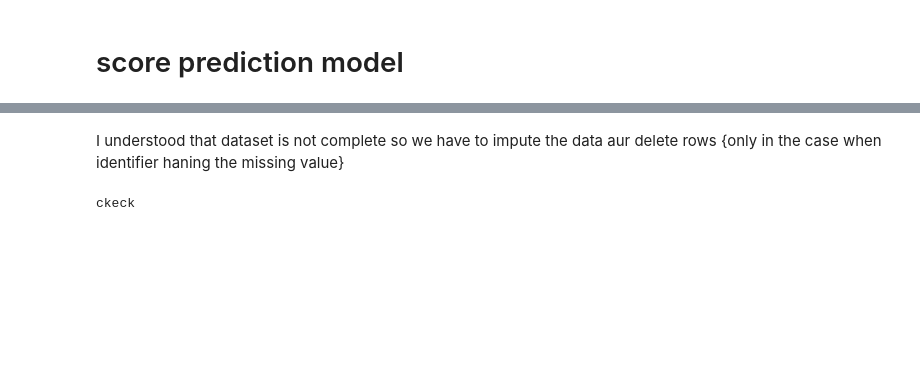
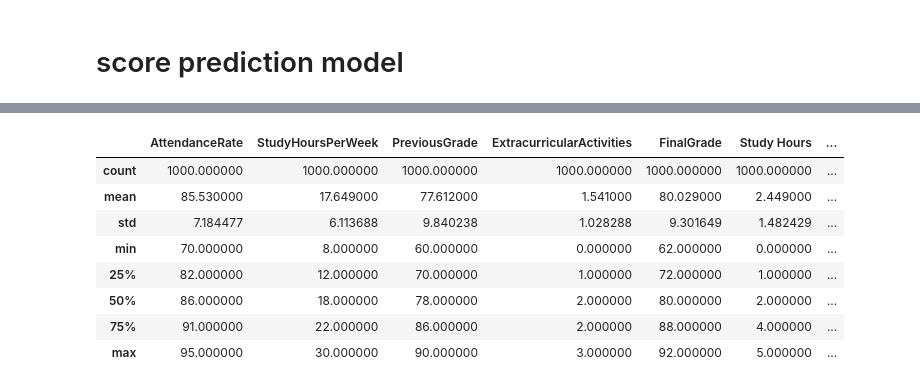
Before and after one commit to kaifAshraf-202/Score-Prediction-ML-Model, a Jupyter notebook: score prediction model.ipynb, the cells around one changed output, grey strips where cells are left out. Saved outputs shown, nothing was run; the diff lists cells and outputs as text; code cells hidden in the pictures; blank space fills up the shorter version.

```diff
--- a/score prediction model.ipynb
+++ b/score prediction model.ipynb
@@ -14,0 +102,6 @@ data.isnull().sum()
+# %%
+# We have to impute the data
+data.fillna(data.mean(numeric_only = True),inplace=True)
+#  categorical dat parental support
+data[['ParentalSupport','Gender','Online Classes Taken']] = data[['ParentalSupport','Gender','Online Classes Taken']].fillna('Unknown')
+data.head()
@@ -14,0 +129,5 @@ data.isnull().sum()
+# %%
+# still having in gender and ParentalSupport,Online Classes Taken as they are not integer
+# convert boolean onti integer
+data[['Online Classes Taken']] = data[['Online Classes Taken']].replace({True:1,False:0})
+data.head()
@@ -16,0 +157,4 @@ data.dtypes
+# %%
+numeric_cols = data.select_dtypes(include='number').columns
+data[numeric_cols]=data[numeric_cols].round().astype(int)
+data.dtypes
@@ -20,2 +194,0 @@ data.describe()
-# %% [markdown]
-I understood that dataset is not complete so we have to impute the data aur delete rows {only in the case when identifier haning the missing value}
@@ -22,4 +197,19 @@ I understood that dataset is not complete so we have to impute the data aur dele
+# %%
+import numpy as np
+data.loc[data['Study Hours'] < 0, 'Study Hours'] = np.nan
+data['Study Hours'] = data['Study Hours'].fillna(data['Study Hours'].median())
+data['Attendance (%)'] = data['Attendance (%)'].clip(0, 100)
+data.describe()
+# %% [output]
+|  | AttendanceRate | StudyHoursPerWeek | PreviousGrade | ExtracurricularActivities | FinalGrade | Study Hours | ... |
+| count | 1000.000000 | 1000.000000 | 1000.000000 | 1000.000000 | 1000.000000 | 1000.000000 | ... |
+| mean | 85.530000 | 17.649000 | 77.612000 | 1.541000 | 80.029000 | 2.449000 | ... |
+| std | 7.184477 | 6.113688 | 9.840238 | 1.028288 | 9.301649 | 1.482429 | ... |
+| min | 70.000000 | 8.000000 | 60.000000 | 0.000000 | 62.000000 | 0.000000 | ... |
+| 25% | 82.000000 | 12.000000 | 70.000000 | 1.000000 | 72.000000 | 1.000000 | ... |
+| 50% | 86.000000 | 18.000000 | 78.000000 | 2.000000 | 80.000000 | 2.000000 | ... |
+| 75% | 91.000000 | 22.000000 | 86.000000 | 2.000000 | 88.000000 | 4.000000 | ... |
+| max | 95.000000 | 30.000000 | 90.000000 | 3.000000 | 92.000000 | 5.000000 | ... |
 # %%
-print("ckeck")
+print(data['Gender'].value_counts(normalize=True)*100)
+print(data['ParentalSupport'].value_counts(normalize=True)*100)
-# %% [output]
-ckeck
```
Also changed, not shown: parts of 19 cells of this notebook.
